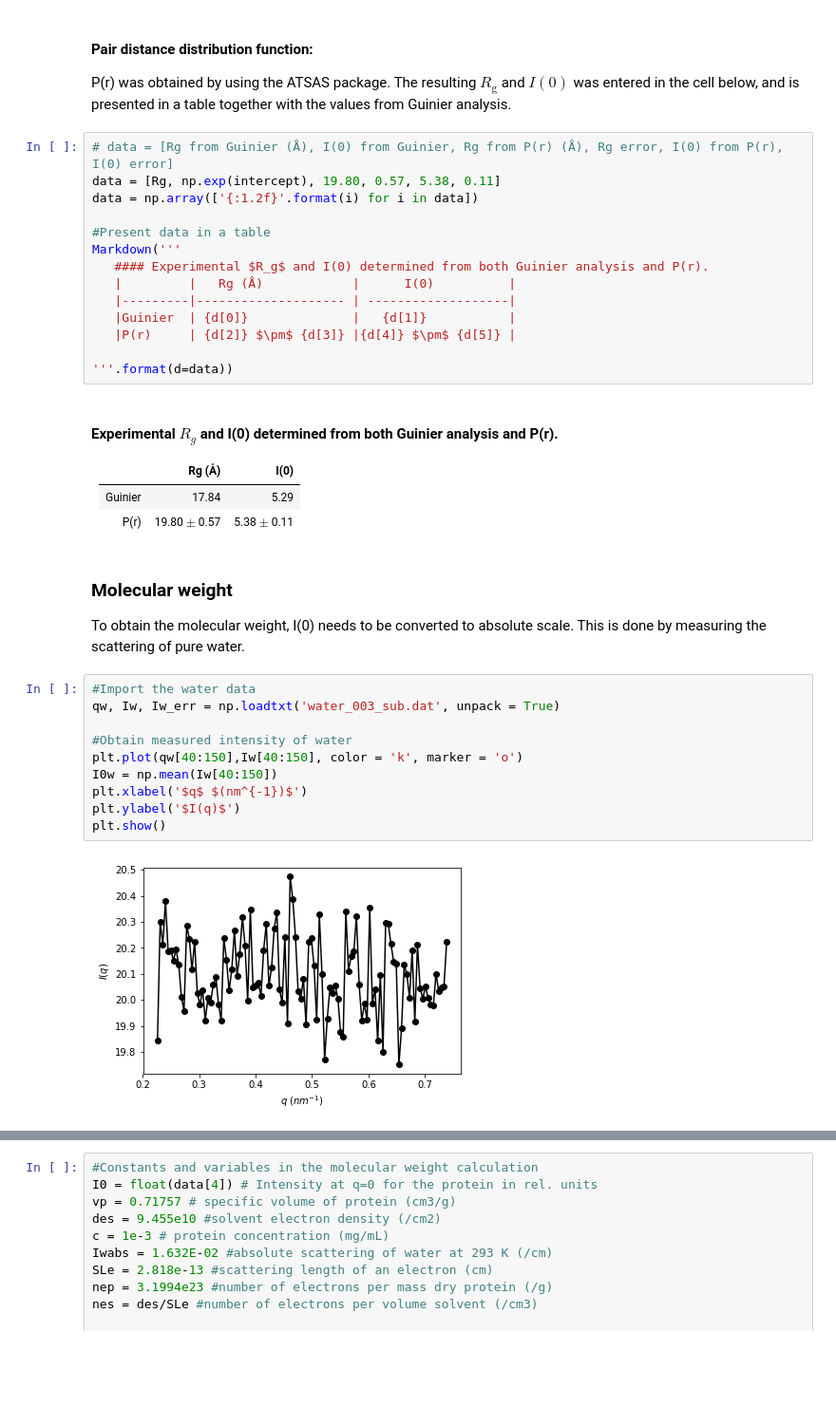
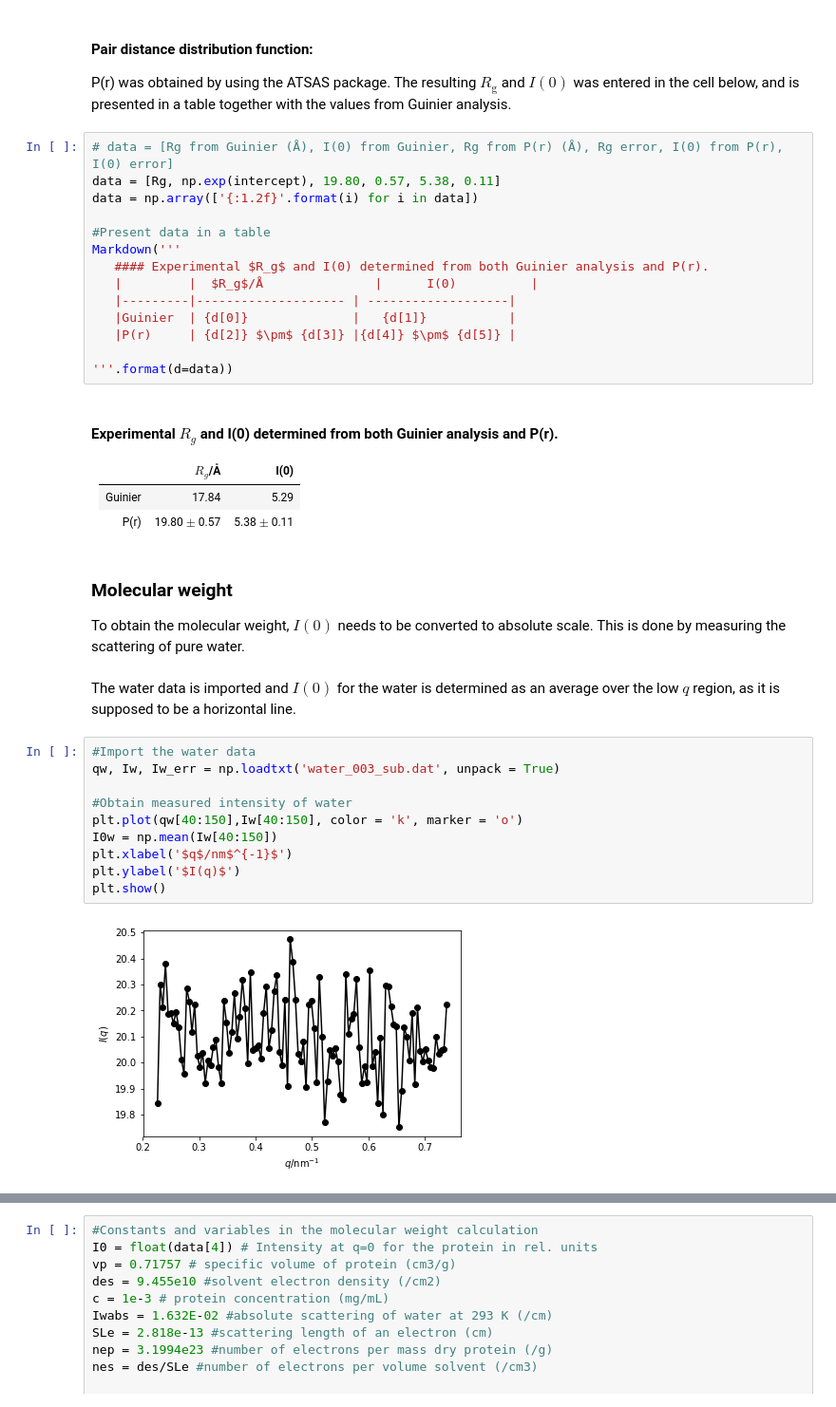
Before and after one commit to teokem/project-work-erieloff, a Jupyter notebook: SAXS-analysis.ipynb, the cells around one changed output, grey strips where cells are left out. Shown: that part at 95% size. Saved outputs shown, nothing was run; the diff lists cells and outputs as text; blank space fills up the shorter version.

```diff
--- a/SAXS-analysis.ipynb
+++ b/SAXS-analysis.ipynb
@@ -94,7 +102,7 @@ data = np.array(['{:1.2f}'.format(i) for i in data])
 #Present data in a table
 Markdown('''
    #### Experimental $R_g$ and I(0) determined from both Guinier analysis and P(r).
-   |         |   Rg (Å)            |      I(0)          |
+   |         |  $R_g$/Å               |      I(0)          |
    |---------|-------------------- | -------------------|
    |Guinier  | {d[0]}              |   {d[1]}           |
    |P(r)     | {d[2]} $\pm$ {d[3]} |{d[4]} $\pm$ {d[5]} |
@@ -103,22 +111,24 @@ Markdown('''
 # %% [output]
 
    #### Experimental $R_g$ and I(0) determined from both Guinier analysis and P(r).
-   |         |   Rg (Å)            |      I(0)          |
+   |         |  $R_g$/Å               |      I(0)          |
    |---------|-------------------- | -------------------|
    |Guinier  | 17.84              |   5.29           |
    |P(r)     | 19.80 $\pm$ 0.57 |5.38 $\pm$ 0.11 |
 # %% [markdown]
 ### Molecular weight
-To obtain the molecular weight, I(0) needs to be converted to absolute scale. This is done by measuring the scattering of pure water.
+To obtain the molecular weight, $I(0)$ needs to be converted to absolute scale. This is done by measuring the scattering of pure water.
+# %% [markdown]
+The water data is imported and $I(0)$ for the water is determined as an average over the low $q$ region, as it is supposed to be a horizontal line.
 # %%
 #Import the water data
 qw, Iw, Iw_err = np.loadtxt('water_003_sub.dat', unpack = True)
 
 #Obtain measured intensity of water
 plt.plot(qw[40:150],Iw[40:150], color = 'k', marker = 'o')
 I0w = np.mean(Iw[40:150])
-plt.xlabel('$q$ $(nm^{-1})$')
+plt.xlabel('$q$/nm$^{-1}$')
 plt.ylabel('$I(q)$')
 plt.show()
 # %% [output]
-[figure, old version]
+[figure, new version]
```
Also changed, not shown: parts of 18 cells of this notebook.
